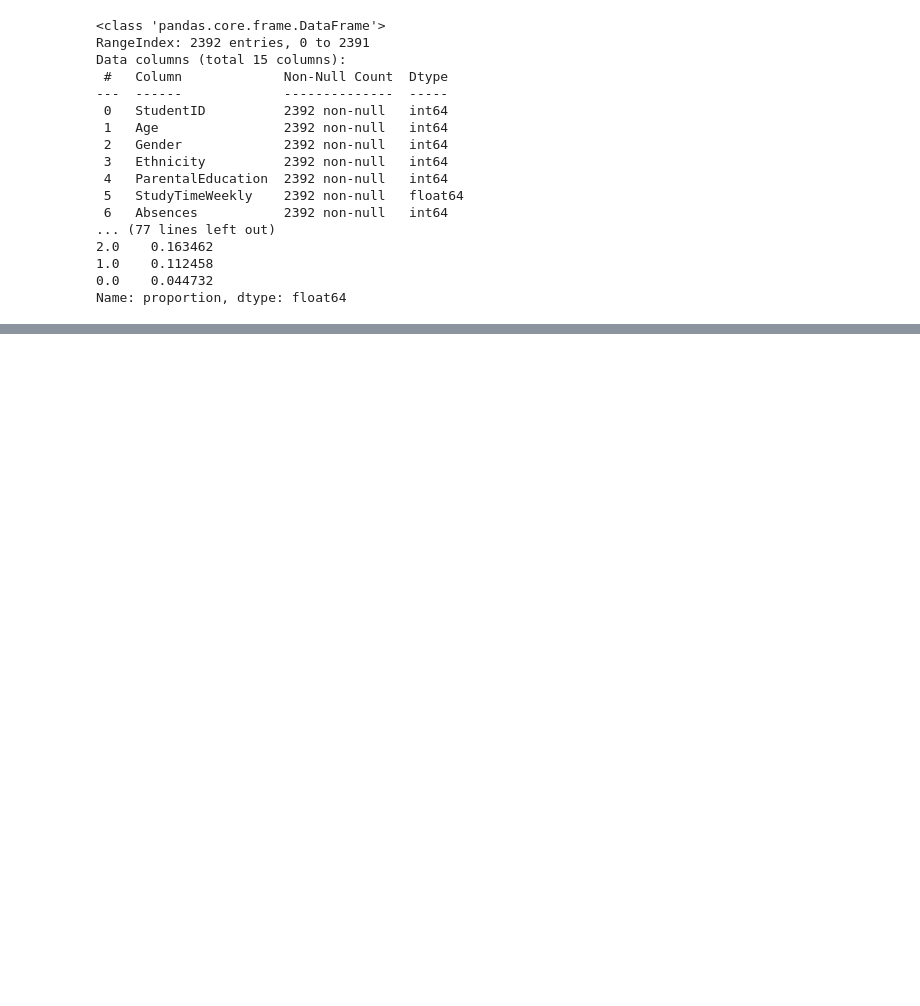
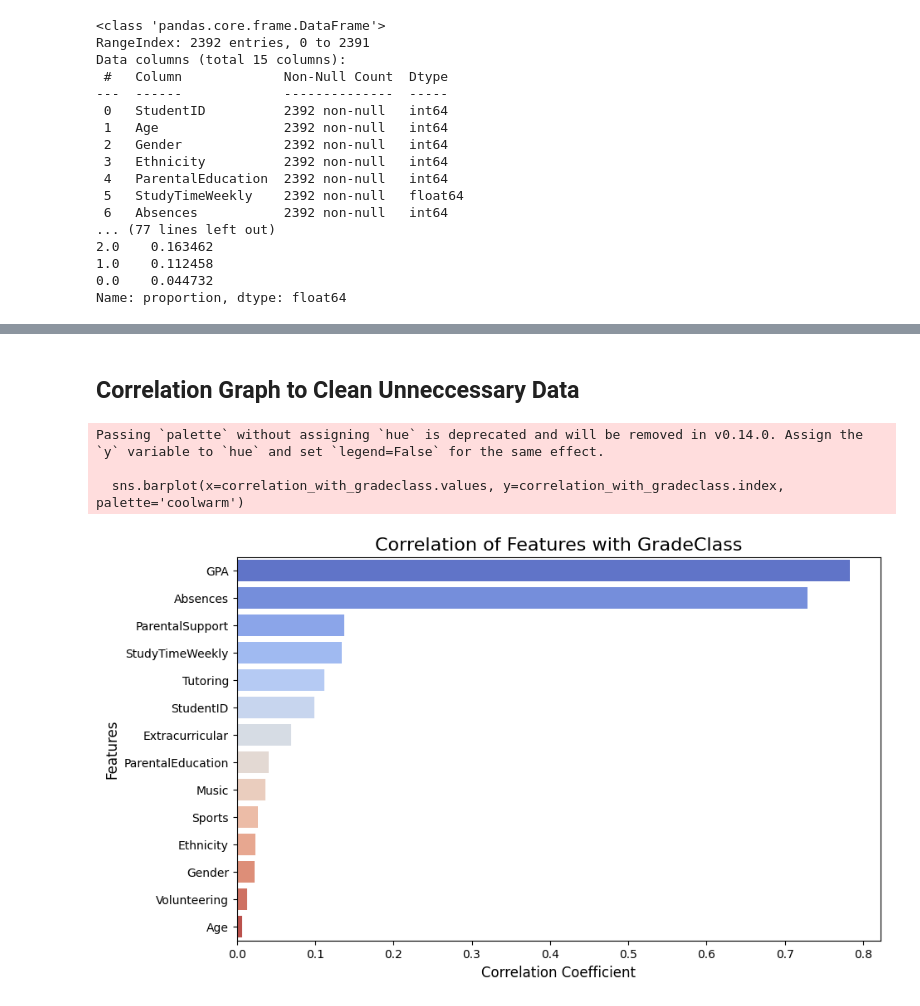
Before and after one commit to FreeYungHammy/MLG382-Project1, a Jupyter notebook: MLG_382_BrightPath.ipynb, the cells around one changed output, grey strips where cells are left out. Saved outputs shown, nothing was run; the diff lists cells and outputs as text; code cells hidden in the pictures; blank space fills up the shorter version.

```diff
--- a/MLG_382_BrightPath.ipynb
+++ b/MLG_382_BrightPath.ipynb
@@ -55,0 +186,21 @@ Name: proportion, dtype: float64
+# %% [markdown]
+## Correlation Graph to Clean Unneccessary Data ##
+# %%
+# Calculate correlation of all features with 'GradeClass'
+correlation_with_gradeclass = df.corr()['GradeClass'].drop('GradeClass')
+
+# Sort correlations by absolute value for better visualization
+correlation_with_gradeclass = correlation_with_gradeclass.abs().sort_values(ascending=False)
+
+# Plot the correlations
+plt.figure(figsize=(10, 6))
+sns.barplot(x=correlation_with_gradeclass.values, y=correlation_with_gradeclass.index, palette='coolwarm')
+plt.title('Correlation of Features with GradeClass', fontsize=16)
+plt.xlabel('Correlation Coefficient', fontsize=12)
+plt.ylabel('Features', fontsize=12)
+plt.show()
+# %% [output]
+Passing `palette` without assigning `hue` is deprecated and will be removed in v0.14.0. Assign the `y` variable to `hue` and set `legend=False` for the same effect.
+
+  sns.barplot(x=correlation_with_gradeclass.values, y=correlation_with_gradeclass.index, palette='coolwarm')
+[figure, added]
```
Also changed, not shown: parts of 93 cells of this notebook, 5 other files.
